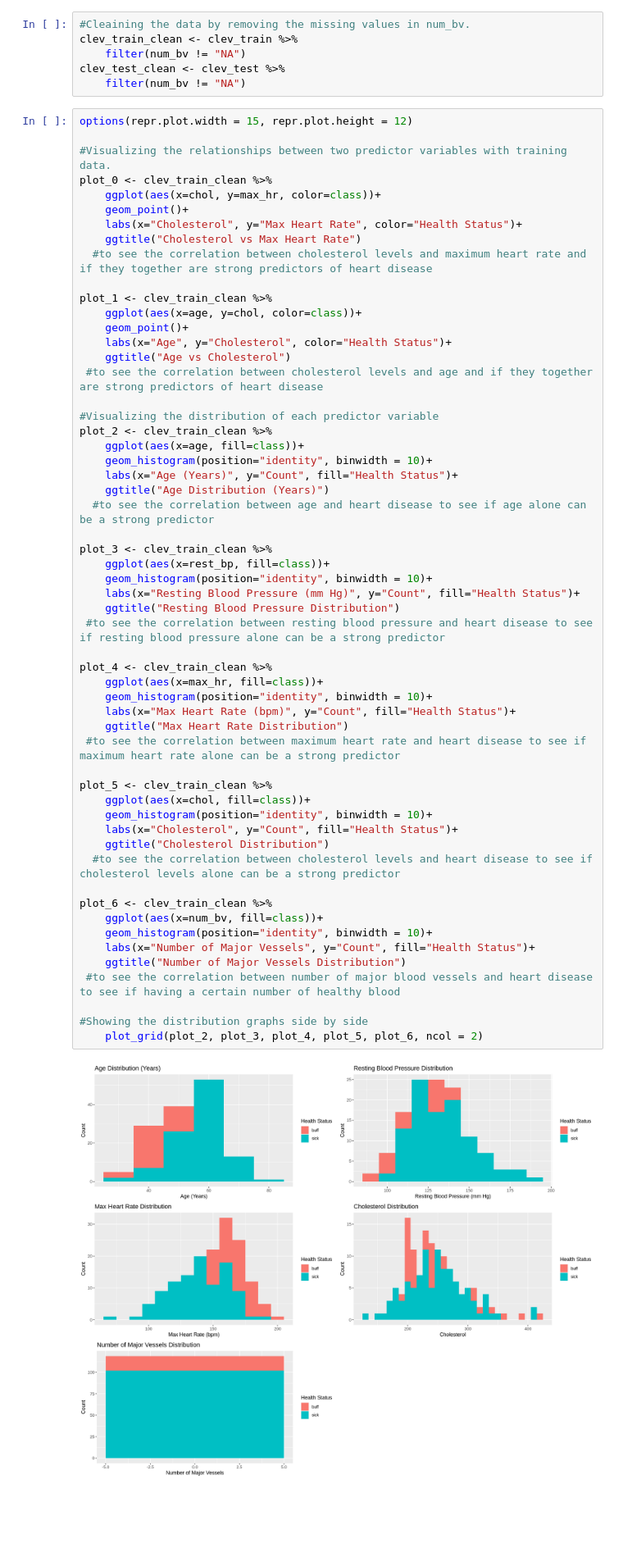
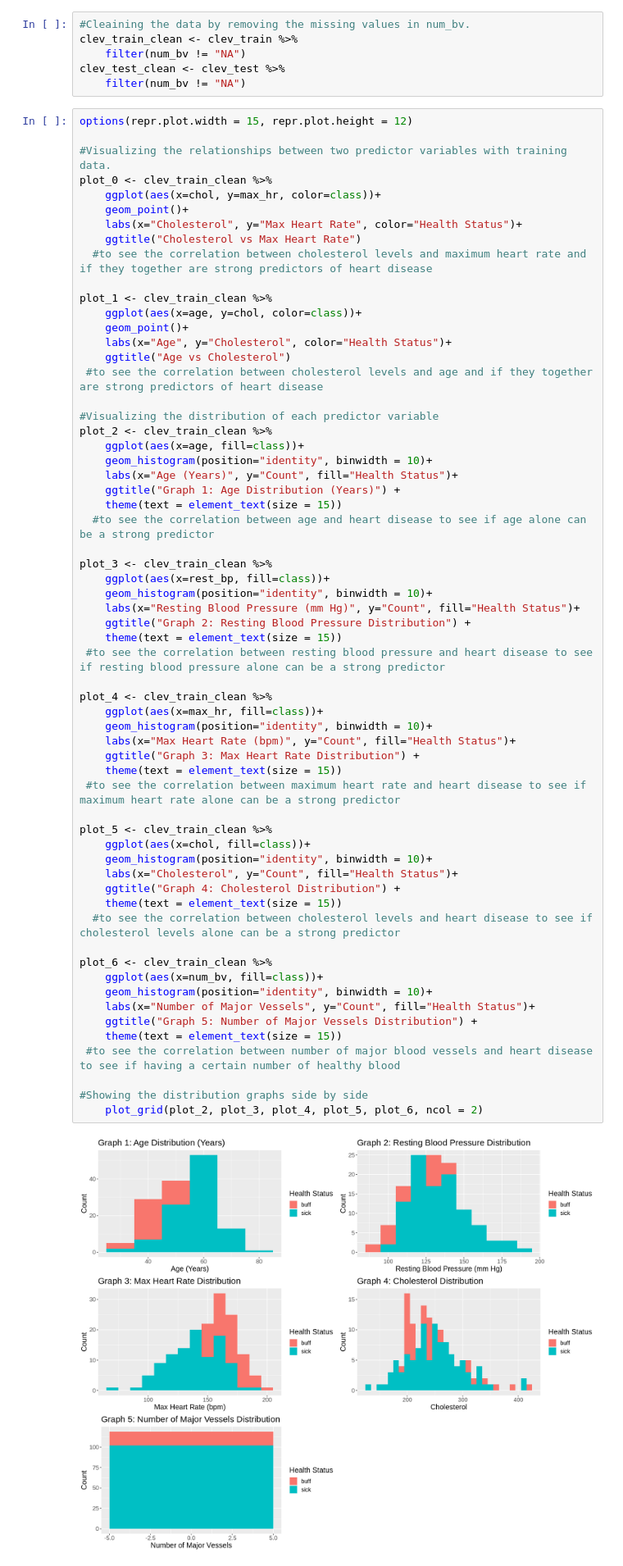
Before and after one commit to rhiannoncharles/DSCI100-Project, a Jupyter notebook: project_proposal.ipynb, the cells around one changed output. Shown at 82% size. Saved outputs shown, nothing was run; the diff lists cells and outputs as text; blank space fills up the shorter version.

```diff
--- a/project_proposal.ipynb
+++ b/project_proposal.ipynb
@@ -173,38 +155,43 @@ plot_2 <- clev_train_clean %>%
     ggplot(aes(x=age, fill=class))+
     geom_histogram(position="identity", binwidth = 10)+
     labs(x="Age (Years)", y="Count", fill="Health Status")+
-    ggtitle("Age Distribution (Years)")
+    ggtitle("Graph 1: Age Distribution (Years)") +
+    theme(text = element_text(size = 15))
   #to see the correlation between age and heart disease to see if age alone can be a strong predictor
 
 plot_3 <- clev_train_clean %>%
     ggplot(aes(x=rest_bp, fill=class))+
     geom_histogram(position="identity", binwidth = 10)+
     labs(x="Resting Blood Pressure (mm Hg)", y="Count", fill="Health Status")+
-    ggtitle("Resting Blood Pressure Distribution")
+    ggtitle("Graph 2: Resting Blood Pressure Distribution") +
+    theme(text = element_text(size = 15))
  #to see the correlation between resting blood pressure and heart disease to see if resting blood pressure alone can be a strong predictor
 
 plot_4 <- clev_train_clean %>%
     ggplot(aes(x=max_hr, fill=class))+
     geom_histogram(position="identity", binwidth = 10)+
     labs(x="Max Heart Rate (bpm)", y="Count", fill="Health Status")+
-    ggtitle("Max Heart Rate Distribution")
+    ggtitle("Graph 3: Max Heart Rate Distribution") +
+    theme(text = element_text(size = 15))
  #to see the correlation between maximum heart rate and heart disease to see if maximum heart rate alone can be a strong predictor
 
 plot_5 <- clev_train_clean %>%
     ggplot(aes(x=chol, fill=class))+
     geom_histogram(position="identity", binwidth = 10)+
     labs(x="Cholesterol", y="Count", fill="Health Status")+
-    ggtitle("Cholesterol Distribution")
+    ggtitle("Graph 4: Cholesterol Distribution") +
+    theme(text = element_text(size = 15))
   #to see the correlation between cholesterol levels and heart disease to see if cholesterol levels alone can be a strong predictor
 
 plot_6 <- clev_train_clean %>%
     ggplot(aes(x=num_bv, fill=class))+
     geom_histogram(position="identity", binwidth = 10)+
     labs(x="Number of Major Vessels", y="Count", fill="Health Status")+
-    ggtitle("Number of Major Vessels Distribution")
+    ggtitle("Graph 5: Number of Major Vessels Distribution") +
+    theme(text = element_text(size = 15))
  #to see the correlation between number of major blood vessels and heart disease to see if having a certain number of healthy blood
 
 #Showing the distribution graphs side by side
     plot_grid(plot_2, plot_3, plot_4, plot_5, plot_6, ncol = 2)
 # %% [output]
-[figure, old version]
+[figure, new version]
```
Also changed, not shown: parts of 15 cells of this notebook.
